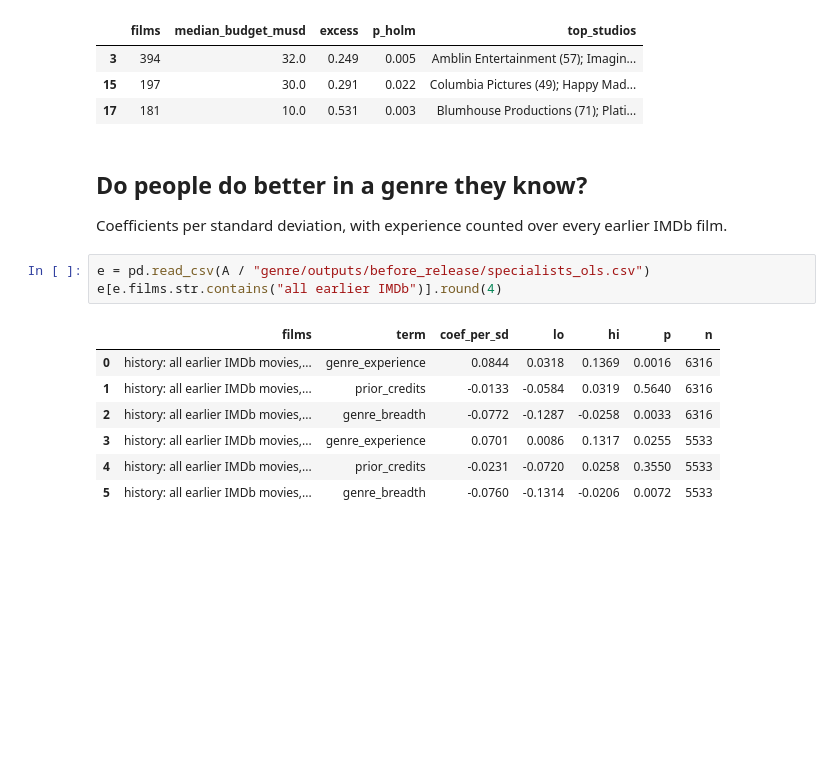
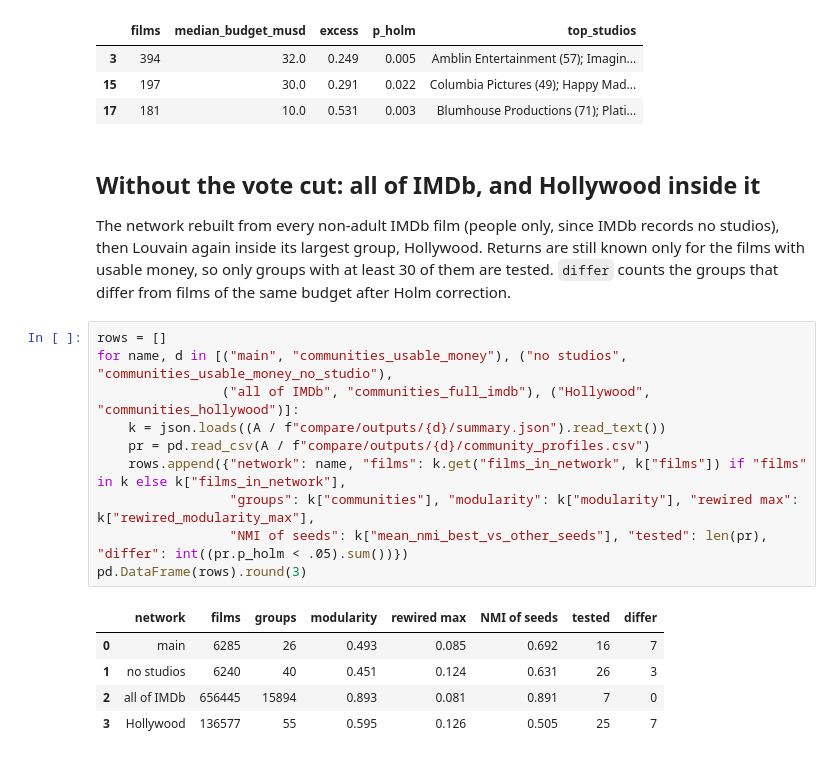
Before and after one commit to angelabuxo/IMDb-movie-success, a Jupyter notebook: notebooks/3_people.ipynb, the cells around one changed output. Saved outputs shown, nothing was run; the diff lists cells and outputs as text; blank space fills up the shorter version.

Commit message:
People notebook: communities on all of IMDb and inside Hollywood; fix three links

```diff
--- a/notebooks/3_people.ipynb
+++ b/notebooks/3_people.ipynb
@@ -127,17 +127,22 @@ p[p.p_holm < .05][["films", "median_budget_musd", "excess", "p_holm", "top_studi
 | 15 | 197 | 30.0 | 0.291 | 0.022 | Columbia Pictures (49); Happy Mad... |
 | 17 | 181 | 10.0 | 0.531 | 0.003 | Blumhouse Productions (71); Plati... |
 # %% [markdown]
-## Do people do better in a genre they know?
+## Without the vote cut: all of IMDb, and Hollywood inside it
 
-Coefficients per standard deviation, with experience counted over every earlier IMDb film.
+The network rebuilt from every non-adult IMDb film (people only, since IMDb records no studios), then Louvain again inside its largest group, Hollywood. Returns are still known only for the films with usable money, so only groups with at least 30 of them are tested. `differ` counts the groups that differ from films of the same budget after Holm correction.
 # %%
-e = pd.read_csv(A / "genre/outputs/before_release/specialists_ols.csv")
-e[e.films.str.contains("all earlier IMDb")].round(4)
+rows = []
+for name, d in [("main", "communities_usable_money"), ("no studios", "communities_usable_money_no_studio"),
+                ("all of IMDb", "communities_full_imdb"), ("Hollywood", "communities_hollywood")]:
+    k = json.loads((A / f"compare/outputs/{d}/summary.json").read_text())
+    pr = pd.read_csv(A / f"compare/outputs/{d}/community_profiles.csv")
+    rows.append({"network": name, "films": k.get("films_in_network", k["films"]) if "films" in k else k["films_in_network"],
+                 "groups": k["communities"], "modularity": k["modularity"], "rewired max": k["rewired_modularity_max"],
+                 "NMI of seeds": k["mean_nmi_best_vs_other_seeds"], "tested": len(pr), "differ": int((pr.p_holm < .05).sum())})
+pd.DataFrame(rows).round(3)
 # %% [output]
-|  | films | term | coef_per_sd | lo | hi | p | n |
-| 0 | history: all earlier IMDb movies,... | genre_experience | 0.0844 | 0.0318 | 0.1369 | 0.0016 | 6316 |
-| 1 | history: all earlier IMDb movies,... | prior_credits | -0.0133 | -0.0584 | 0.0319 | 0.5640 | 6316 |
-| 2 | history: all earlier IMDb movies,... | genre_breadth | -0.0772 | -0.1287 | -0.0258 | 0.0033 | 6316 |
-| 3 | history: all earlier IMDb movies,... | genre_experience | 0.0701 | 0.0086 | 0.1317 | 0.0255 | 5533 |
-| 4 | history: all earlier IMDb movies,... | prior_credits | -0.0231 | -0.0720 | 0.0258 | 0.3550 | 5533 |
-| 5 | history: all earlier IMDb movies,... | genre_breadth | -0.0760 | -0.1314 | -0.0206 | 0.0072 | 5533 |
+|  | network | films | groups | modularity | rewired max | NMI of seeds | tested | differ |
+| 0 | main | 6285 | 26 | 0.493 | 0.085 | 0.692 | 16 | 7 |
+| 1 | no studios | 6240 | 40 | 0.451 | 0.124 | 0.631 | 26 | 3 |
+| 2 | all of IMDb | 656445 | 15894 | 0.893 | 0.081 | 0.891 | 7 | 0 |
+| 3 | Hollywood | 136577 | 55 | 0.595 | 0.126 | 0.505 | 25 | 7 |
```
Also changed, not shown: parts of 4 cells of this notebook, 3 other files.
